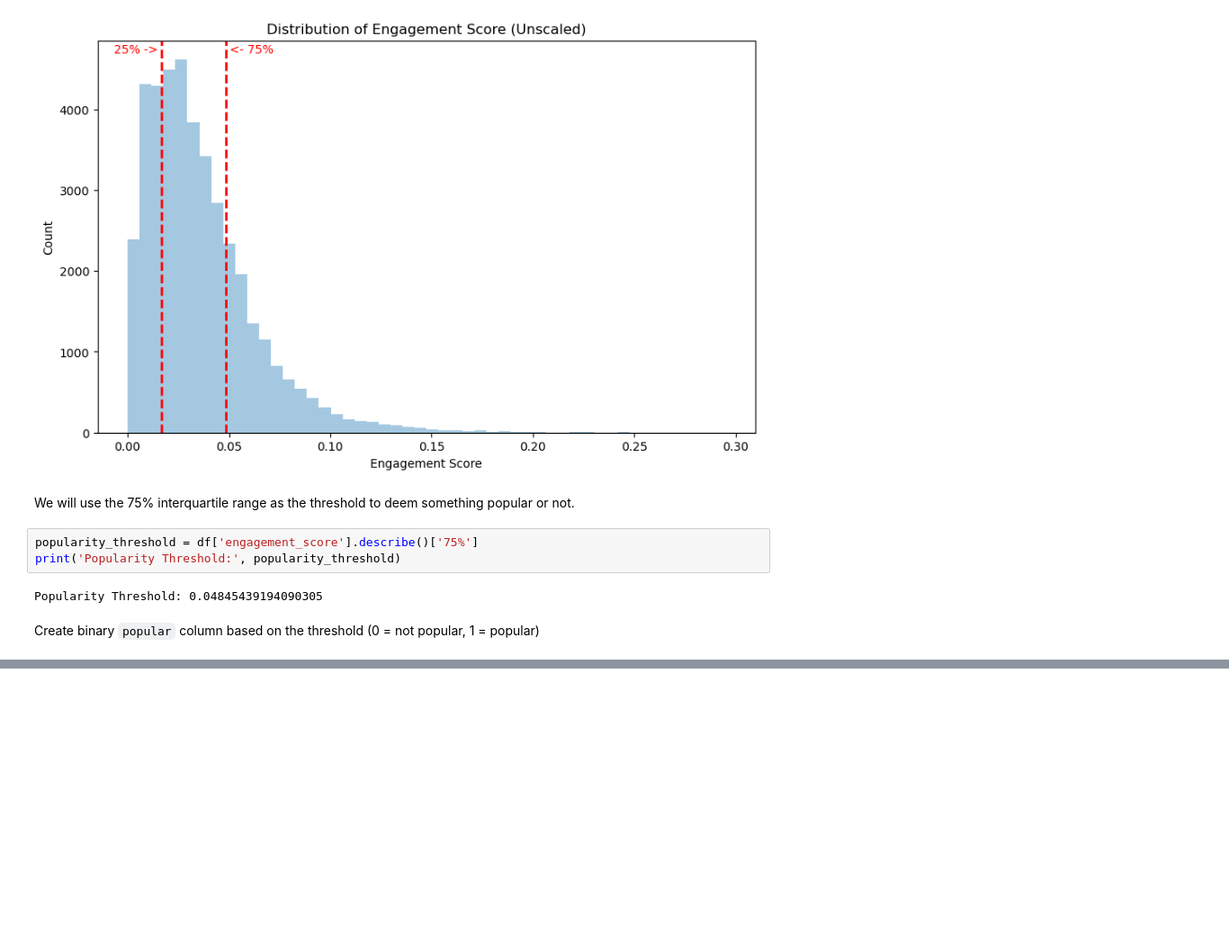
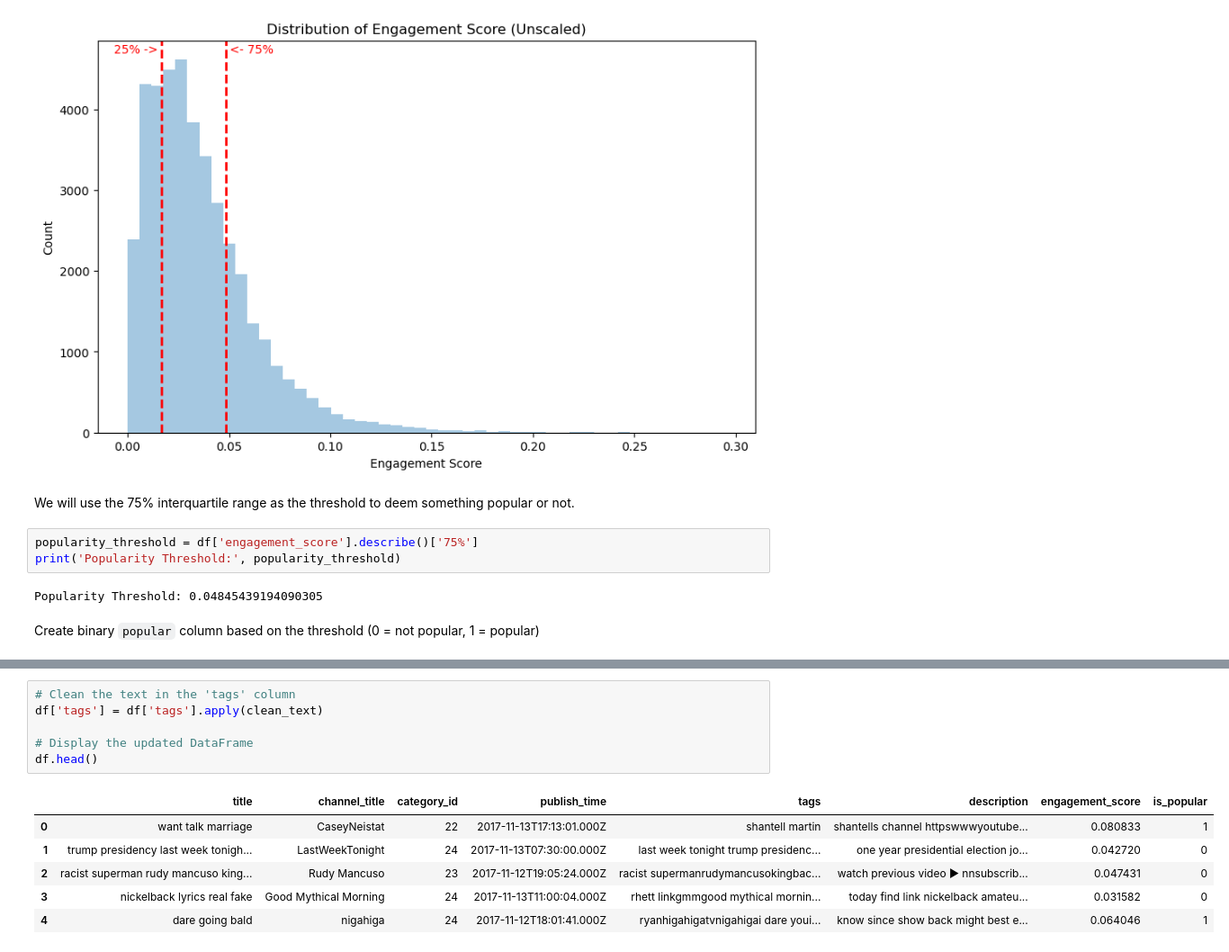
Before and after one commit to sjmfirestone/comp-4448-final-project, a Jupyter notebook: video-popularity.ipynb, the cells around one changed output, grey strips where cells are left out. Shown at 90% size. Drawn from its saved outputs; the diff is of its cells as text; blank space fills up the shorter version.

```diff
--- a/video-popularity.ipynb
+++ b/video-popularity.ipynb
@@ -242,0 +349,13 @@ df.head()
+# %%
+# Clean the text in the 'tags' column
+df['tags'] = df['tags'].apply(clean_text)
+
+# Display the updated DataFrame
+df.head()
+# %% [output]
+|  | title | channel_title | category_id | publish_time | tags | description | engagement_score | is_popular |
+| 0 | want talk marriage | CaseyNeistat | 22 | 2017-11-13T17:13:01.000Z | shantell martin | shantells channel httpswwwyoutube... | 0.080833 | 1 |
+| 1 | trump presidency last week tonigh... | LastWeekTonight | 24 | 2017-11-13T07:30:00.000Z | last week tonight trump presidenc... | one year presidential election jo... | 0.042720 | 0 |
+| 2 | racist superman rudy mancuso king... | Rudy Mancuso | 23 | 2017-11-12T19:05:24.000Z | racist supermanrudymancusokingbac... | watch previous video ▶ nnsubscrib... | 0.047431 | 0 |
+| 3 | nickelback lyrics real fake | Good Mythical Morning | 24 | 2017-11-13T11:00:04.000Z | rhett linkgmmgood mythical mornin... | today find link nickelback amateu... | 0.031582 | 0 |
+| 4 | dare going bald | nigahiga | 24 | 2017-11-12T18:01:41.000Z | ryanhigahigatvnigahigai dare youi... | know since show back might best e... | 0.064046 | 1 |
```
Also changed, not shown: parts of 8 cells of this notebook.
